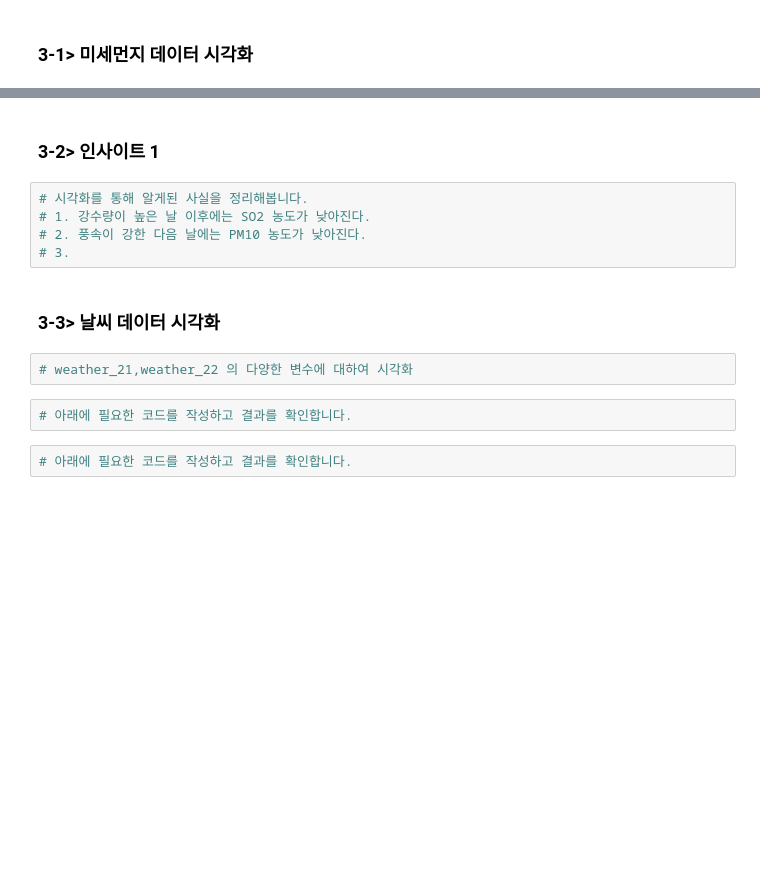
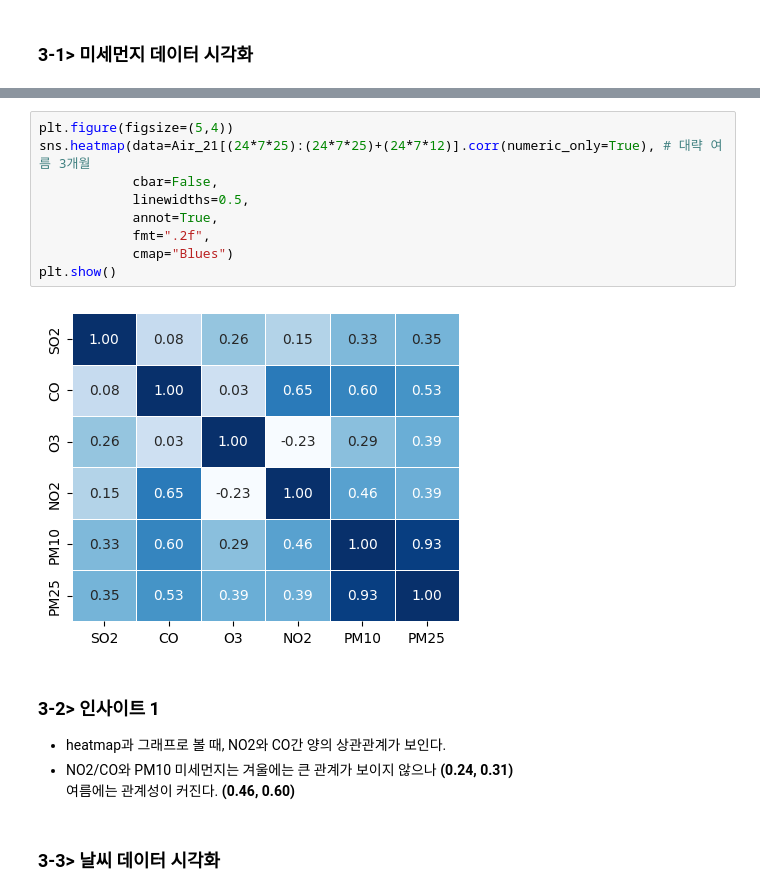
Before and after one commit to cosmos17/AIVLE_MiniProj_1, a Jupyter notebook: mini2-1/Air_dust_prediction 1.ipynb, the cells around one changed output, grey strips where cells are left out. Saved outputs shown, nothing was run; the diff lists cells and outputs as text; blank space fills up the shorter version.

```diff
--- a/mini2-1/Air_dust_prediction 1.ipynb
+++ b/mini2-1/Air_dust_prediction 1.ipynb
@@ -313,15 +334,18 @@ plt.show()
+# %%
+plt.figure(figsize=(5,4))
+sns.heatmap(data=Air_21[(24*7*25):(24*7*25)+(24*7*12)].corr(numeric_only=True), # 대략 여름 3개월
+            cbar=False,
+            linewidths=0.5,
+            annot=True,
+            fmt=".2f",
+            cmap="Blues")
+plt.show()
+# %% [output]
+[figure, added]
 # %% [markdown]
 ### 3-2> 인사이트 1
+* heatmap과 그래프로 볼 때, NO2와 CO간 양의 상관관계가 보인다.
+* NO2/CO와 PM10 미세먼지는 겨울에는 큰 관계가 보이지 않으나 **(0.24, 0.31)**
+<br>여름에는 관계성이 커진다. **(0.46, 0.60)**
-# %%
-# 시각화를 통해 알게된 사실을 정리해봅니다.
-# 1. 강수량이 높은 날 이후에는 SO2 농도가 낮아진다.
-# 2. 풍속이 강한 다음 날에는 PM10 농도가 낮아진다.
-# 3.
 # %% [markdown]
 ### 3-3> 날씨 데이터 시각화
-# %%
-# weather_21,weather_22 의 다양한 변수에 대하여 시각화
-# %%
-# 아래에 필요한 코드를 작성하고 결과를 확인합니다.
-# %%
-# 아래에 필요한 코드를 작성하고 결과를 확인합니다.
```
Also changed, not shown: parts of 18 cells of this notebook, 8 other files.
